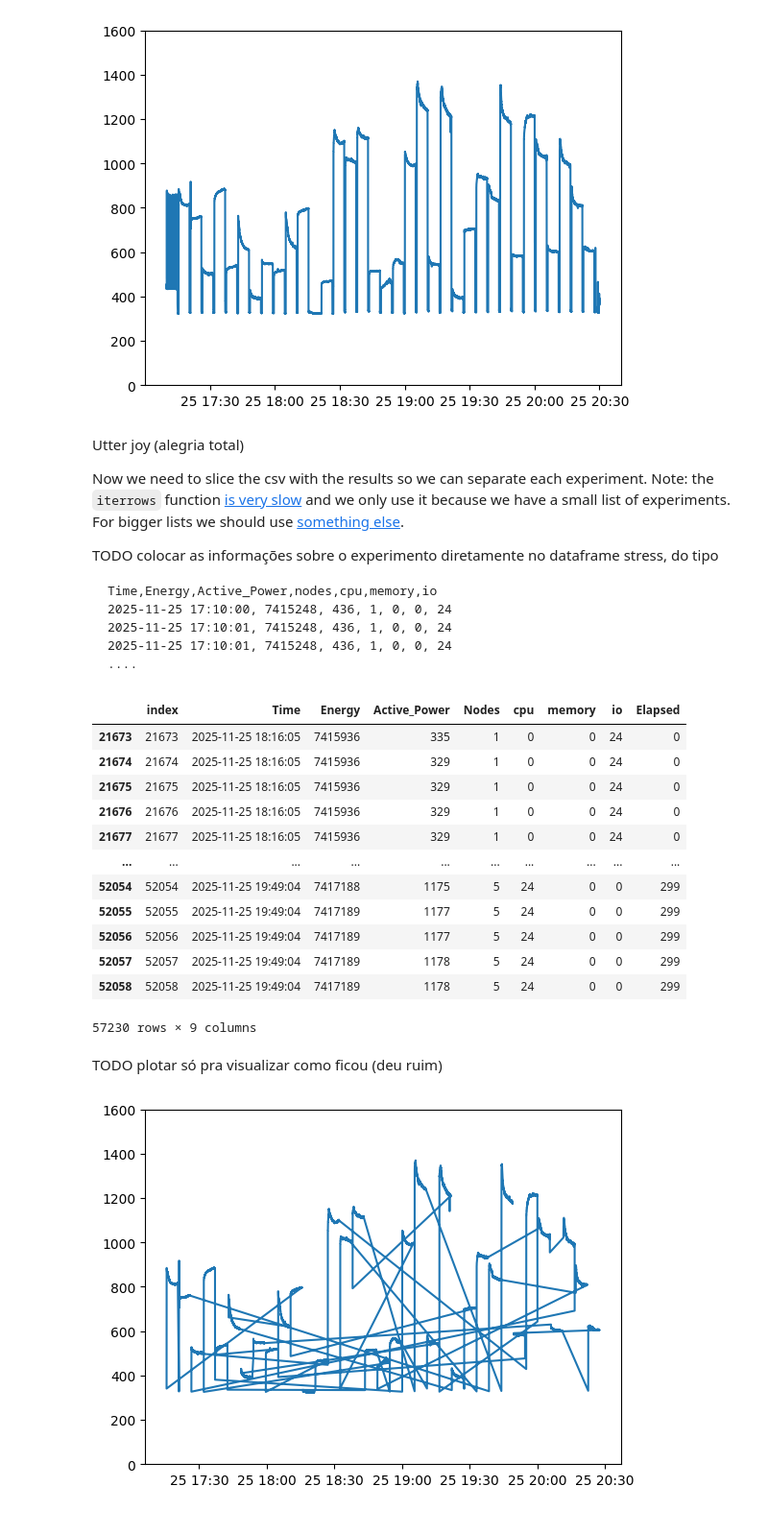
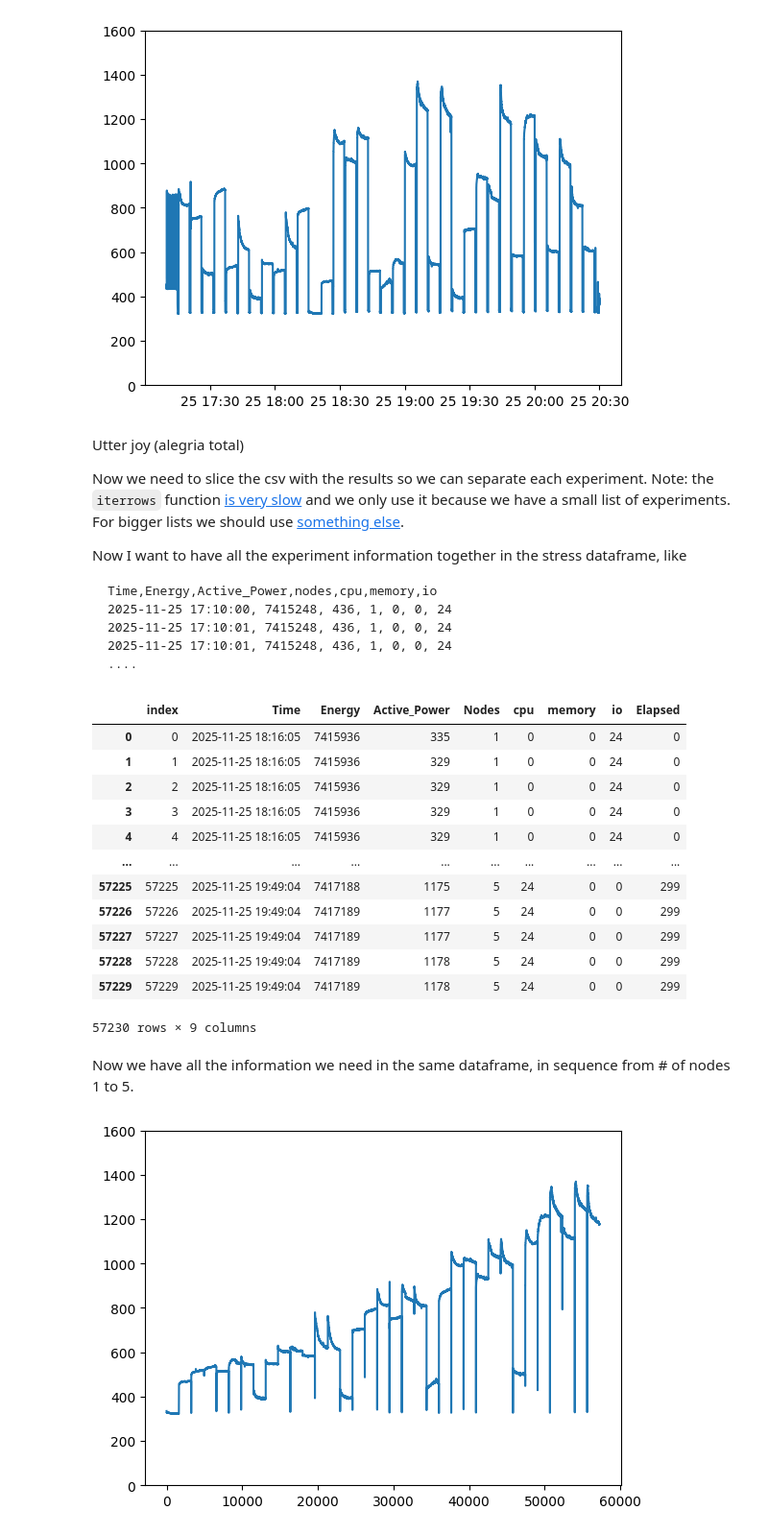
Before and after one commit to othomarcondes/CMP223-EnergyMeasurements, a Jupyter notebook: data_analysis.ipynb, the cells around one changed output. Shown: that part at 96% size. Drawn from its saved outputs; the diff is of its cells as text; code cells hidden in the pictures.

Commit message:
fixed the dataframe for the stress experiment (now for sure)

````diff
--- a/data_analysis.ipynb
+++ b/data_analysis.ipynb
@@ -123,7 +123,7 @@ Utter joy (alegria total)
 
 Now we need to slice the csv with the results so we can separate each experiment. Note: the `iterrows` function [is very slow](https://pandas.pydata.org/docs/user_guide/basics.html#iteration) and we only use it because we have a small list of experiments. For bigger lists we should use [something else](https://stackoverflow.com/questions/16476924/how-can-i-iterate-over-rows-in-a-pandas-dataframe/77270285#77270285).
 
-TODO colocar as informações sobre o experimento diretamente no dataframe stress, do tipo
+Now I want to have all the experiment information together in the stress dataframe, like
 ```
 Time,Energy,Active_Power,nodes,cpu,memory,io
 2025-11-25 17:10:00, 7415248, 436, 1, 0, 0, 24
@@ -145,14 +145,14 @@ for idx, row in experiment.iterrows():
     # works
     #print(stress.loc[(stress['Time']>start_time) & (stress['Time']<=end_time), 'index'])
 
-    # don't work
+    # don't work (throws error at 'in')
     #interval = pd.Interval(left=start_time, right=end_time)
     #stress.loc[stress['Time'] in interval, 'Nodes'] = nodes
 
-    # don't work
+    # don't work (nodes don't get assigned)
     #stress.loc[((stress['Time']>start_time) & (stress['Time']<=end_time)), 'Nodes'] = nodes
 
-    # works sort of
+    # works sort of (had to create a list of dataframes again)
     results_list.append(stress.loc[((stress['Time']>start_time) & (stress['Time']<=end_time))])
     results_list[idx]['Nodes'] = nodes
     results_list[idx]['cpu'] = cpu
@@ -166,27 +166,38 @@ for index, result in enumerate(results_list):
     #deu alguns warnings bizarros aqui pq a indexação ficou confusa e aí eu setei pra desabilitar :)
 
 results = pd.concat(results_list)
+
+#i have. i have no idea why the dataframe kept the indexes from all the previous dataframes :(( !!!!!!!
+results = results.drop('index', axis=1)
+results = results.reset_index()
+results = results.drop('index', axis=1)
+results = results.reset_index()
+
 results
 # %% [output]
 |  | index | Time | Energy | Active_Power | Nodes | cpu | memory | io | Elapsed |
-| 21673 | 21673 | 2025-11-25 18:16:05 | 7415936 | 335 | 1 | 0 | 0 | 24 | 0 |
-| 21674 | 21674 | 2025-11-25 18:16:05 | 7415936 | 329 | 1 | 0 | 0 | 24 | 0 |
-| 21675 | 21675 | 2025-11-25 18:16:05 | 7415936 | 329 | 1 | 0 | 0 | 24 | 0 |
-| 21676 | 21676 | 2025-11-25 18:16:05 | 7415936 | 329 | 1 | 0 | 0 | 24 | 0 |
-| 21677 | 21677 | 2025-11-25 18:16:05 | 7415936 | 329 | 1 | 0 | 0 | 24 | 0 |
+| 0 | 0 | 2025-11-25 18:16:05 | 7415936 | 335 | 1 | 0 | 0 | 24 | 0 |
+| 1 | 1 | 2025-11-25 18:16:05 | 7415936 | 329 | 1 | 0 | 0 | 24 | 0 |
+| 2 | 2 | 2025-11-25 18:16:05 | 7415936 | 329 | 1 | 0 | 0 | 24 | 0 |
+| 3 | 3 | 2025-11-25 18:16:05 | 7415936 | 329 | 1 | 0 | 0 | 24 | 0 |
+| 4 | 4 | 2025-11-25 18:16:05 | 7415936 | 329 | 1 | 0 | 0 | 24 | 0 |
 | ... | ... | ... | ... | ... | ... | ... | ... | ... | ... |
-| 52054 | 52054 | 2025-11-25 19:49:04 | 7417188 | 1175 | 5 | 24 | 0 | 0 | 299 |
-| 52055 | 52055 | 2025-11-25 19:49:04 | 7417189 | 1177 | 5 | 24 | 0 | 0 | 299 |
-| 52056 | 52056 | 2025-11-25 19:49:04 | 7417189 | 1177 | 5 | 24 | 0 | 0 | 299 |
-| 52057 | 52057 | 2025-11-25 19:49:04 | 7417189 | 1178 | 5 | 24 | 0 | 0 | 299 |
-| 52058 | 52058 | 2025-11-25 19:49:04 | 7417189 | 1178 | 5 | 24 | 0 | 0 | 299 |
+| 57225 | 57225 | 2025-11-25 19:49:04 | 7417188 | 1175 | 5 | 24 | 0 | 0 | 299 |
+| 57226 | 57226 | 2025-11-25 19:49:04 | 7417189 | 1177 | 5 | 24 | 0 | 0 | 299 |
+| 57227 | 57227 | 2025-11-25 19:49:04 | 7417189 | 1177 | 5 | 24 | 0 | 0 | 299 |
+| 57228 | 57228 | 2025-11-25 19:49:04 | 7417189 | 1178 | 5 | 24 | 0 | 0 | 299 |
+| 57229 | 57229 | 2025-11-25 19:49:04 | 7417189 | 1178 | 5 | 24 | 0 | 0 | 299 |
 57230 rows × 9 columns
-# %% [markdown]
-TODO plotar só pra visualizar como ficou (deu ruim)
+# %% [markdown]
+Now we have all the information we need in the same dataframe, in sequence from # of nodes 1 to 5.
 # %%
+#results_1 = results.loc[results['Nodes'] == 1]
+
 fig, ax = plt.subplots()
-ax.plot(results['Time'], results['Active_Power'])
+
+#TODO eu só consegui fazer o gráfico bonitinho pq tirei o tempo do eixo x, arrumar(?)
+ax.plot(results['index'], results['Active_Power'])
 ax.set_ylim(0,1600)
 plt.show()
 # %% [output]
-[figure, old version]
+[figure, new version]
````
Also changed, not shown: parts of 2 cells of this notebook.
